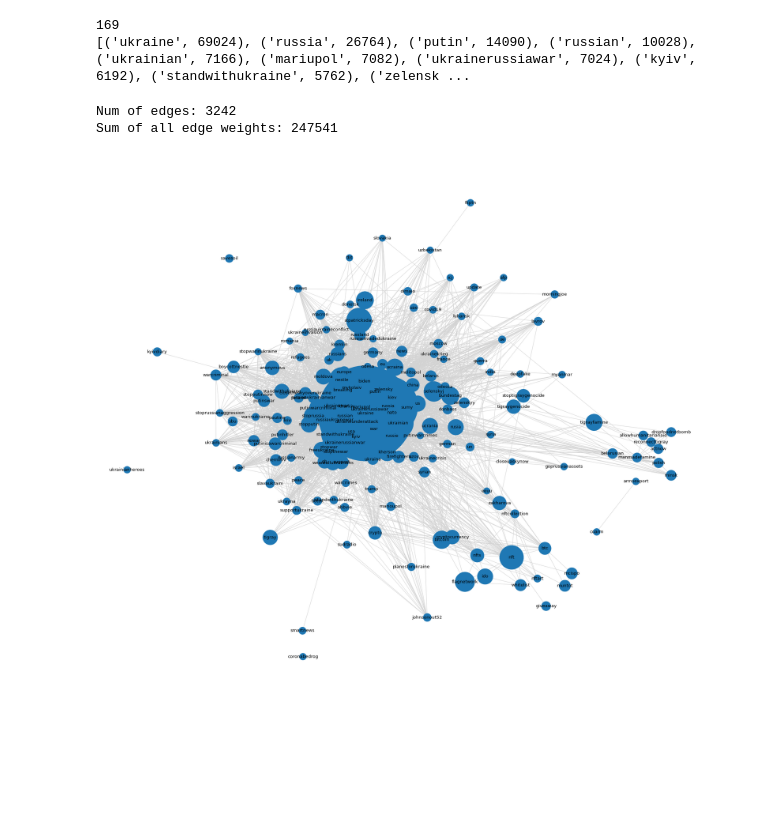
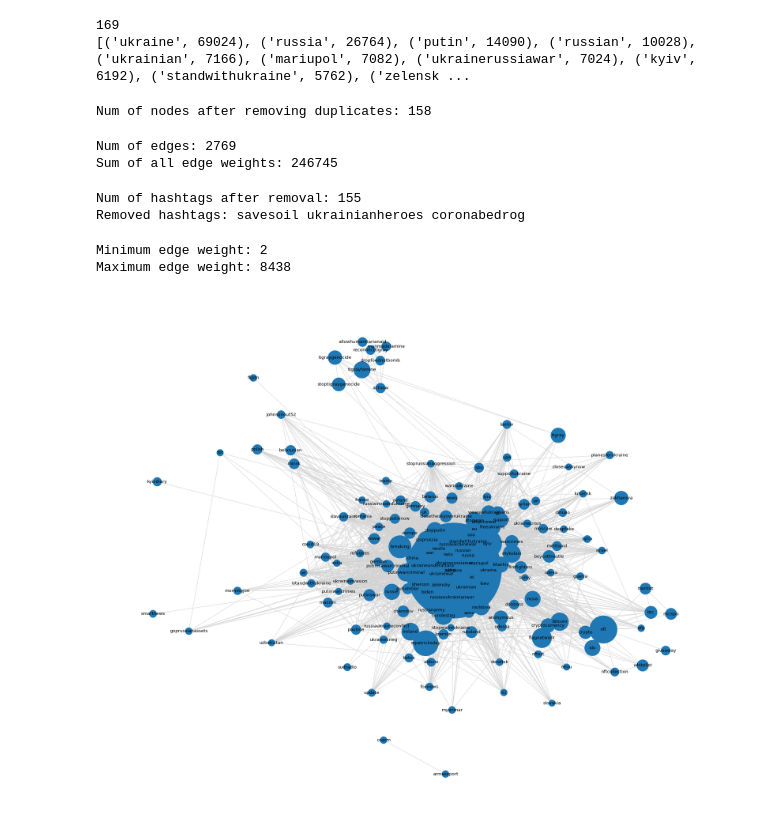
Before and after one commit to mchobbylong/russo-ukraine, a Jupyter notebook: data_cleaning.ipynb, the cells around one changed output. Cells and saved outputs as stored; diff of their text form; code cells hidden in the pictures; blank space fills up the shorter version.

```diff
--- a/data_cleaning.ipynb
+++ b/data_cleaning.ipynb
@@ -102,6 +87,31 @@ print(target_hashtags_count)
 # %% [output]
 169
 [('ukraine', 69024), ('russia', 26764), ('putin', 14090), ('russian', 10028), ('ukrainian', 7166), ('mariupol', 7082), ('ukrainerussiawar', 7024), ('kyiv', 6192), ('standwithukraine', 5762), ('zelensk ...
+# %%
+# Merge hashtags that has the same meaning
+
+merge_hashtags = {
+	'nfts': 'nft',
+	'ukrainerussianwar': 'ukrainerussiawar',
+	'ucraina': 'ukraina',
+	'ucrania': 'ukraina',
+	'ukrayna': 'ukraina',
+	'russians': 'russian',
+	'ukrainians': 'ukrainian',
+	'selenskyj': 'zelensky',
+	'zelenskyy': 'zelensky',
+	'standwithukriane': 'standwithukraine',
+	'warcriminal': 'warcrimes',
+}
+
+for hashtag in merge_hashtags.keys():
+	target_hashtags.remove(hashtag)
+	target_hashtags_dict[merge_hashtags[hashtag]] += target_hashtags_dict[hashtag]
+	target_hashtags_dict.pop(hashtag)
+target_hashtags_count = list(target_hashtags_dict.items())
+print('Num of nodes after removing duplicates:', len(target_hashtags))
+# %% [output]
+Num of nodes after removing duplicates: 158
 # %%
 # Find co-occurrence numbers as edge weights
 hashtag_pairs = {}
@@ -111,9 +121,11 @@ for hashtags_raw in all_hashtags_raw:
 
 	for xi in range(len(hashtags_raw) - 1):
 		x = hashtags_raw[xi]['text'].lower()
+		if x in merge_hashtags: x = merge_hashtags[x]
 		if x not in target_hashtags: continue
 		for yi in range(xi + 1, len(hashtags_raw)):
 			y = hashtags_raw[yi]['text'].lower()
+			if y in merge_hashtags: y = merge_hashtags[y]
 			if y not in target_hashtags or x == y: continue
 
 			tx, ty = (x, y) if x < y else (y, x)
@@ -121,29 +133,61 @@ for hashtags_raw in all_hashtags_raw:
 			hashtag_pairs[(tx, ty)] += 1
 
 print('Num of edges:', len(hashtag_pairs))
-print('Sum of all edge weights:', sum(hashtag_pairs.values()))
+sum_edge_weights = sum(hashtag_pairs.values())
+print('Sum of all edge weights:', sum_edge_weights)
 # %% [output]
-Num of edges: 3242
-Sum of all edge weights: 247541
+Num of edges: 2769
+Sum of all edge weights: 246745
+# %%
+# Remove separated hashtags (no edge connect to)
+
+target_hashtags_separated = target_hashtags.copy()
+for x, y in hashtag_pairs.keys():
+	if x in target_hashtags_separated:
+		target_hashtags_separated.remove(x)
+	if y in target_hashtags_separated:
+		target_hashtags_separated.remove(y)
+
+target_hashtags = list(set(target_hashtags) - set(target_hashtags_separated))
+# for hashtag in target_hashtags_separated:
+# 	if hashtag in target_hashtags_dict:
+# 		target_hashtags_dict.pop(hashtag)
+# target_hashtags_count = list(target_hashtags_dict.items())
+
+print('Num of hashtags after removal:', len(target_hashtags))
+print('Removed hashtags:', ' '.join(target_hashtags_separated))
+# %% [output]
+Num of hashtags after removal: 155
+Removed hashtags: savesoil ukrainianheroes coronabedrog
 # %%
 # Draw networkx graph
+
 import networkx as nx
 import matplotlib.pyplot as plt
 
-g = nx.Graph()
+# To construct reverse weights, find the maximum weights first
+minimum_weight = min(hashtag_pairs.values())
+maximum_weight = max(hashtag_pairs.values())
+print('Minimum edge weight:', minimum_weight)
+print('Maximum edge weight:', maximum_weight)
+
+G = nx.Graph()
 for hashtag, count in target_hashtags_count:
-	g.add_node(hashtag, weight=count)
+	if hashtag in target_hashtags:
+		G.add_node(hashtag, weight=count)
 for hashtag_pair, weight in hashtag_pairs.items():
-	g.add_edge(*hashtag_pair, weight=weight)
+	G.add_edge(*hashtag_pair, weight=weight, reverse_weight=maximum_weight - weight)
 
-pos = nx.spring_layout(g, k=2.2)
+pos = nx.spring_layout(G, k=2.2)
 plt.figure(figsize=(24, 20), dpi=80)
 nx.draw(
-	g,
+	G,
 	pos=pos,
 	with_labels=True,
-	node_size=list(nx.get_node_attributes(g,'weight').values()),
+	node_size=list(nx.get_node_attributes(G, 'weight').values()),
 	edge_color='lightgrey',
 )
 # %% [output]
+Minimum edge weight: 2
+Maximum edge weight: 8438
-[figure, old version]
+[figure, new version]
```
Also changed, not shown: parts of 10 cells of this notebook, 4 other files.
